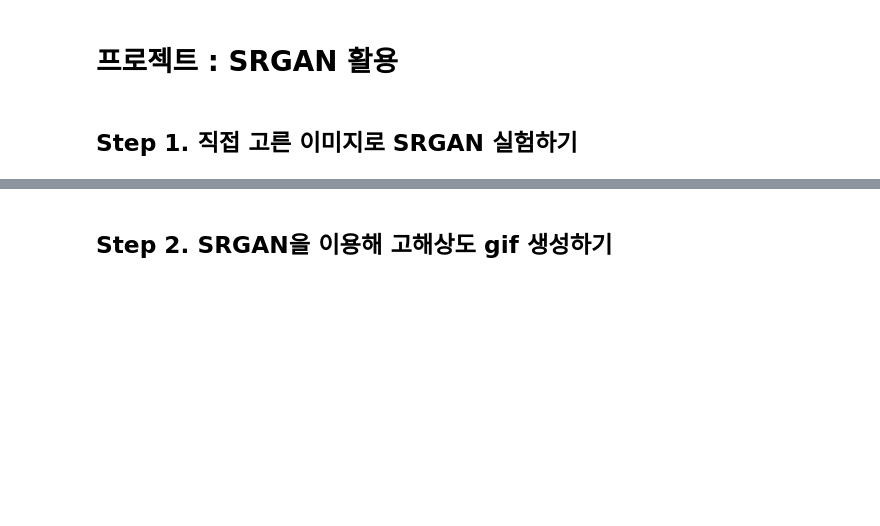
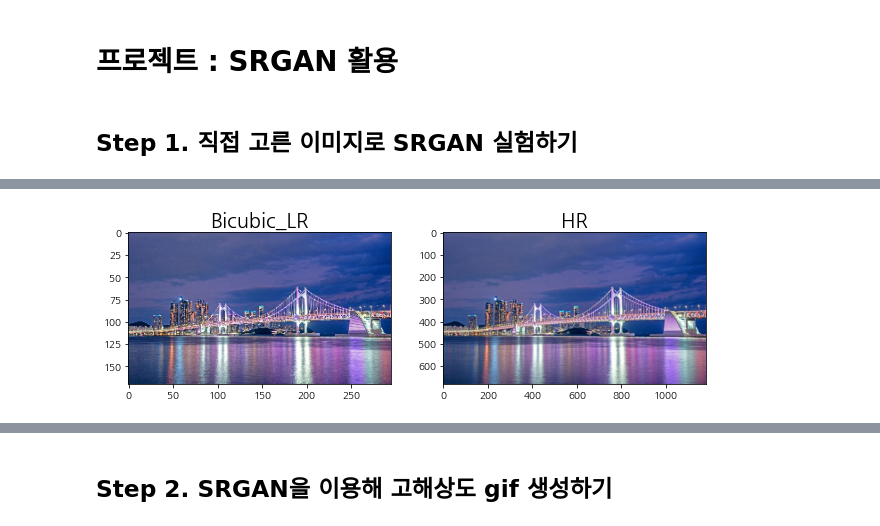
Before and after one commit to zoohoney/workplace, a Jupyter notebook: E-16]SRGAN-application.ipynb, the cells around one changed output, grey strips where cells are left out. Drawn from its saved outputs; the diff is of its cells as text; code cells hidden in the pictures; blank space fills up the shorter version.

```diff
--- a/E-16]SRGAN-application.ipynb
+++ b/E-16]SRGAN-application.ipynb
@@ -28,0 +26,17 @@
+# %%
+bicubic_image = cv2.resize(
+    img_orig,
+    dsize=(img_orig.shape[1]//4, img_orig.shape[0]//4), # (가로 픽셀 수, 세로 픽셀 수)
+    interpolation=cv2.INTER_CUBIC # bicubic interpolation 적용
+)
+
+images = [bicubic_image, img_orig]
+titles = ["Bicubic_LR", "HR"]
+
+plt.figure(figsize=(16,3))
+for i, (image, title) in enumerate(zip(images, titles)):
+    plt.subplot(1,3,i+1)
+    plt.imshow(cv2.cvtColor(image,cv2.COLOR_BGR2RGB))
+    plt.title(title, fontsize=20)
+# %% [output]
+[figure, added]
```
Also changed, not shown: parts of 31 cells of this notebook.
